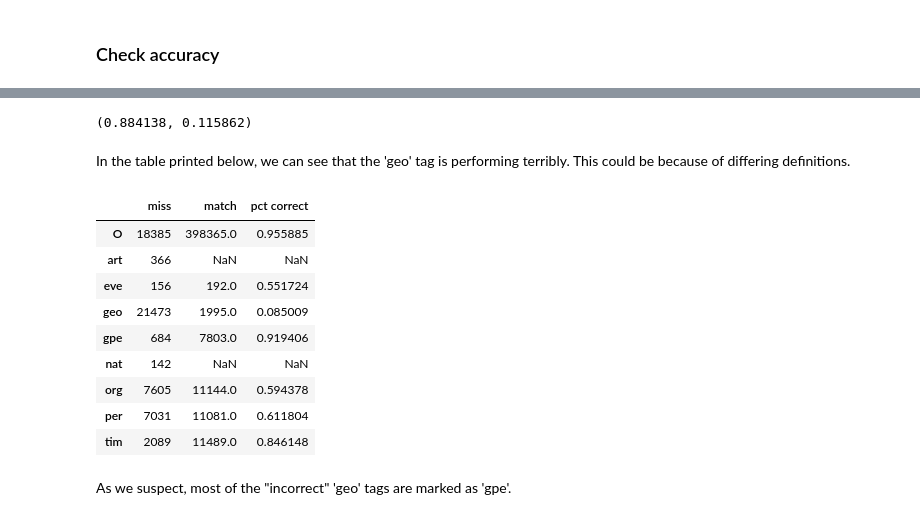
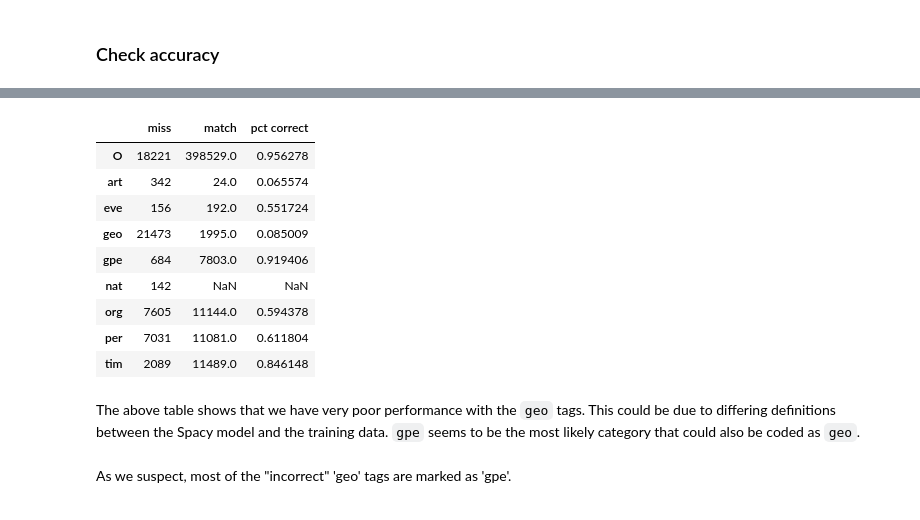
Before and after one commit to rafael-ariascalles/nlp-glg-clustering-pipeline, a Jupyter notebook: notebooks/spacy_ner_inference_and_data_prep.ipynb, the cells around one changed output, grey strips where cells are left out. Drawn from its saved outputs; the diff is of its cells as text; code cells hidden in the pictures.

Commit message:
date->tim and adding explanation of gpe to geo tag swap

```diff
--- a/notebooks/spacy_ner_inference_and_data_prep.ipynb
+++ b/notebooks/spacy_ner_inference_and_data_prep.ipynb
@@ -392,3 +376,7 @@ MONEY:       Monetary values, including unit.<br/>
 QUANTITY:    Measurements, as of weight or distance.<br/>
 ORDINAL:     “first”, “second”, etc.<br/>
 CARDINAL:    Numerals that do not fall under another type.
+# %%
+tags = df['Tag'].value_counts()
+base_tags = [t.replace('I-', '') for t in tags.index if not t.startswith('B')]
+base_tags
@@ -395,13 +385,18 @@ CARDINAL:    Numerals that do not fall under another type.
 # %%
-spacy2ref = {'GPE': 'gpe', 'ORG': 'org', 'PERSON': 'per', 'DATE': 'tim',
-             'TIME': 'tim', 'EVENT': 'eve', 'LOC': 'geo', 'ORDINAL': 'O',
-             'CARDINAL': 'O', 'MONEY': 'O', 'PERCENT': 'O', 'GEO': 'geo',
-             'QUANTITY': 'O', 'FAC': 'geo', 'NORP': 'gpe'}
+def normalizeTags(swt, spacy2ref):
+    swt['tag2'] = swt['tag'].apply(lambda tok: tok.replace('I-', ''))
+    swt['tag2'] = swt['tag2'].apply(lambda tok: tok.replace('B-', ''))
+    for k in spacy2ref:
+        swt['tag2'] = swt['tag2'].apply(lambda tok: tok.replace(k, spacy2ref[k]))
 
-swt['tag2'] = swt['tag'].apply(lambda tok: tok.replace('I-', ''))
-swt['tag2'] = swt['tag2'].apply(lambda tok: tok.replace('B-', ''))
-for k in spacy2ref:
-    swt['tag2'] = swt['tag2'].apply(lambda tok: tok.replace(k, spacy2ref[k]))
+    return swt
+# %%
+spacy2ref = {'GPE': 'gpe', 'ORG': 'org', 'PERSON': 'per', 'DATE': 'tim',
+             'TIME': 'tim', 'EVENT': 'eve', 'LOC': 'geo', 'ORDINAL': 'O',
+             'CARDINAL': 'O', 'MONEY': 'O', 'PERCENT': 'O', 'GEO': 'geo',
+             'QUANTITY': 'O', 'FAC': 'geo', 'LAW': 'O', 'PRODUCT': 'O',
+             'WORK_OF_ART': 'art', 'LANGUAGE': 'O', 'NORP': 'gpe'}
+swt = normalizeTags(swt, spacy2ref)
 # %%
 # Find out how many observations we have for each Spacy tag
 swt['tag2'].value_counts()
@@ -446,11 +441,13 @@ Here we see about 88% accuracy. However, this data is quite imbalanced, so we ne
-# %%
-(match/swt.shape[0], miss/swt.shape[0])
-# %% [output]
-(0.884138, 0.115862)
 # %%
 # Split data into observations where the tags
 # match and observations that do not match
-cmp = swt[['token', 'tag2']].copy()
-cmp['dftag'] = df['Tag2']
-cmp_match = cmp[match_idx == 1]
-cmp_miss = cmp[match_idx == 0]
+def missMatchSplit(swt, match_idx):
+    cmp = swt.copy()
+    cmp['dftag'] = df['Tag2']
+    cmp_match = cmp[match_idx == 1]
+    cmp_miss = cmp[match_idx == 0]
+
+    return cmp_miss, cmp_match
+
+def missMatchTable(cmp_match, cmp_miss):
+    return pd.DataFrame({'miss': cmp_miss['dftag'].value_counts(), 'match': cmp_match['dftag'].value_counts(), 'pct correct': cmp_match['dftag'].value_counts() / (cmp_match['dftag'].value_counts() + cmp_miss['dftag'].value_counts())})
@@ -460,18 +454,19 @@ def missMatchTable(cmp_match, cmp_miss):
-# %% [markdown]
-In the table printed below, we can see that the 'geo' tag is performing terribly. This could be because of differing definitions.
-# %%
-missMatchTable(cmp_match, cmp_miss)
-# %% [output]
-|  | miss | match | pct correct |
-| O | 18385 | 398365.0 | 0.955885 |
-| art | 366 | NaN | NaN |
-| eve | 156 | 192.0 | 0.551724 |
-| geo | 21473 | 1995.0 | 0.085009 |
-| gpe | 684 | 7803.0 | 0.919406 |
-| nat | 142 | NaN | NaN |
-| org | 7605 | 11144.0 | 0.594378 |
-| per | 7031 | 11081.0 | 0.611804 |
-| tim | 2089 | 11489.0 | 0.846148 |
+# %%
+cmp_miss, cmp_match = missMatchSplit(swt[['token', 'tag2']], match_idx)
+missMatchTable(cmp_match, cmp_miss)
+# %% [output]
+|  | miss | match | pct correct |
+| O | 18221 | 398529.0 | 0.956278 |
+| art | 342 | 24.0 | 0.065574 |
+| eve | 156 | 192.0 | 0.551724 |
+| geo | 21473 | 1995.0 | 0.085009 |
+| gpe | 684 | 7803.0 | 0.919406 |
+| nat | 142 | NaN | NaN |
+| org | 7605 | 11144.0 | 0.594378 |
+| per | 7031 | 11081.0 | 0.611804 |
+| tim | 2089 | 11489.0 | 0.846148 |
+# %% [markdown]
+The above table shows that we have very poor performance with the `geo` tags. This could be due to differing definitions between the Spacy model and the training data. `gpe` seems to be the most likely category that could also be coded as `geo`.
 # %%
 def missTags(cmp_miss, tag_true):
     tag_counts = cmp_miss[cmp_miss['dftag'] == tag_true]['tag2'].value_counts()
```
Also changed, not shown: parts of 22 cells of this notebook.
